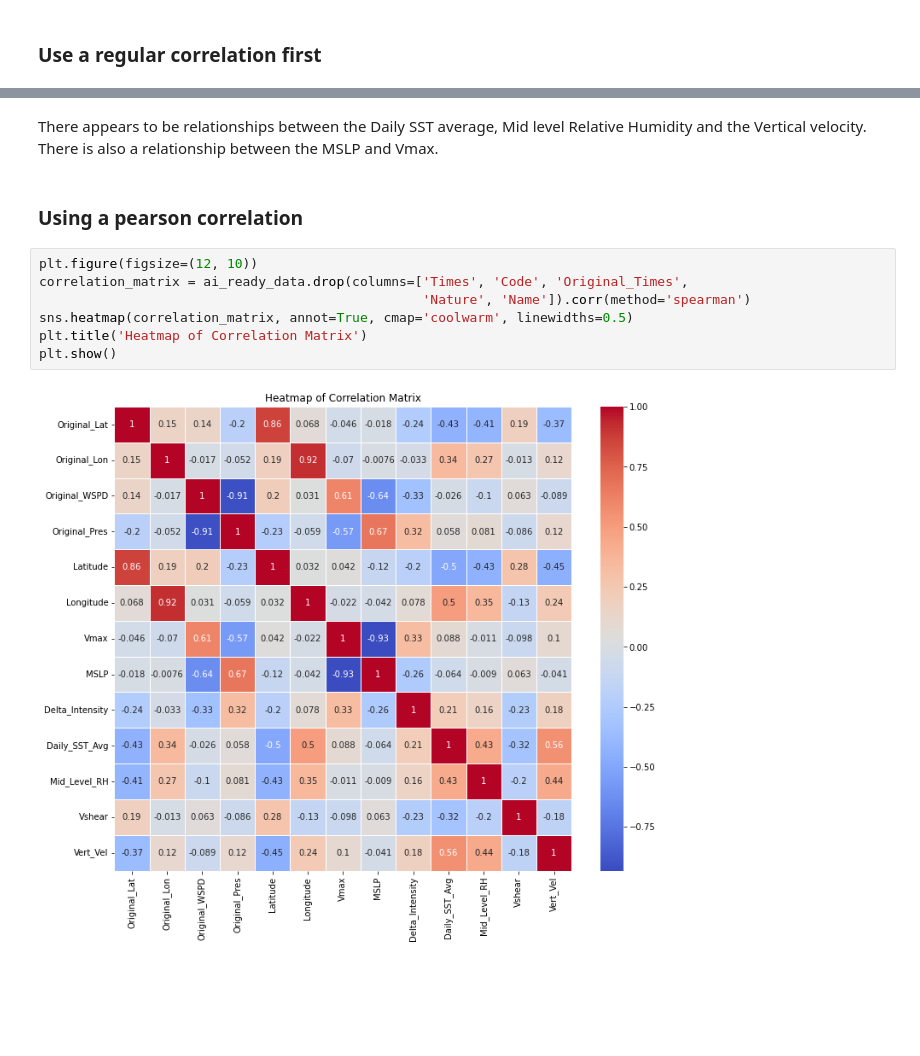
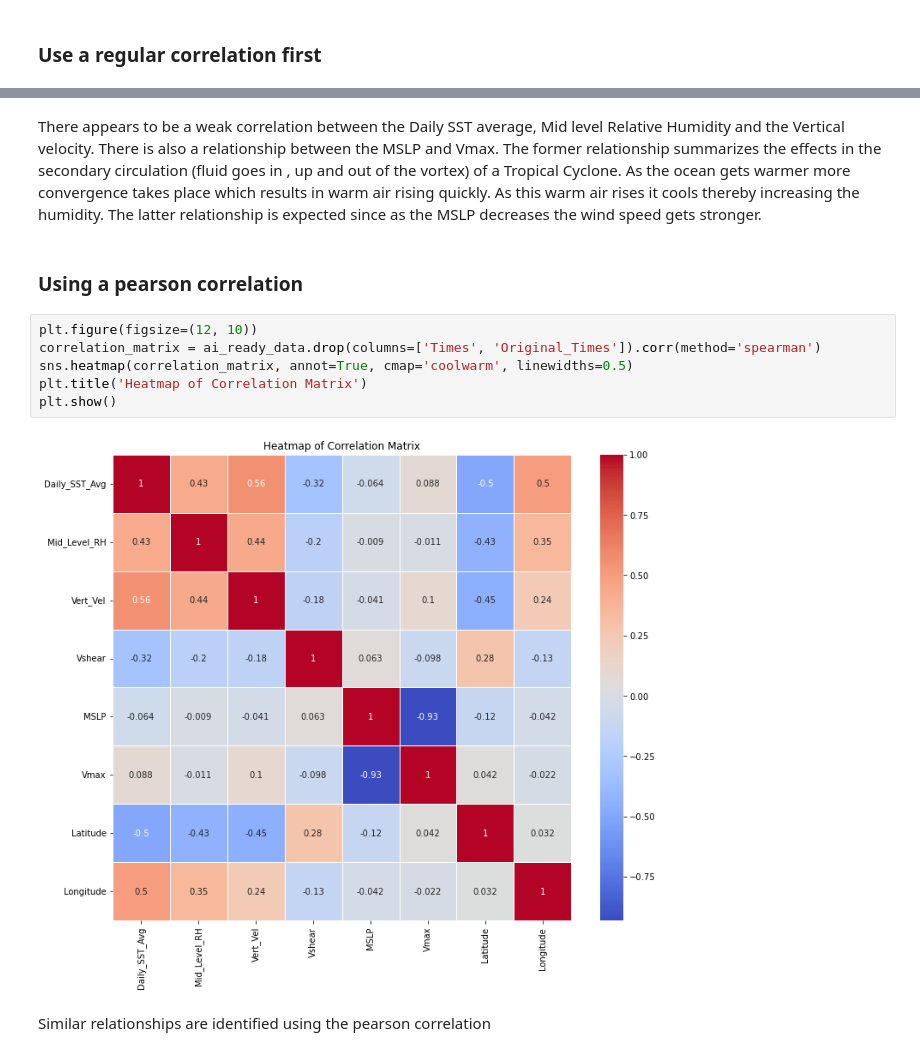
Before and after one commit to UW-MLGEO/MLGEO2024_TC_Tracks_Intensity, a Jupyter notebook: notebooks/EDA.ipynb, the cells around one changed output, grey strips where cells are left out. Drawn from its saved outputs; the diff is of its cells as text; blank space fills up the shorter version.

Commit message:
Update the README file and discussed results in the Dimensionality Reduction Script

```diff
--- a/notebooks/EDA.ipynb
+++ b/notebooks/EDA.ipynb
@@ -163,13 +181,14 @@ plt.show()
-# %% [markdown]
-There appears to be relationships  between the Daily SST average, Mid level Relative Humidity and the Vertical velocity. There is also a relationship between the MSLP and Vmax.
+# %% [markdown]
+There appears to be a weak correlation between the Daily SST average, Mid level Relative Humidity and the Vertical velocity. There is also a relationship between the MSLP and Vmax. The former relationship summarizes the effects in the secondary circulation (fluid goes in , up and out of the vortex) of a Tropical Cyclone. As the ocean gets warmer more convergence takes place which results in warm air rising quickly. As this warm air rises it cools thereby increasing the humidity. The latter relationship is expected since as the MSLP decreases the wind speed gets stronger.
 # %% [markdown]
 ### Using a pearson correlation
 # %%
 plt.figure(figsize=(12, 10))
-correlation_matrix = ai_ready_data.drop(columns=['Times', 'Code', 'Original_Times',
-                                                 'Nature', 'Name']).corr(method='spearman')
+correlation_matrix = ai_ready_data.drop(columns=['Times', 'Original_Times']).corr(method='spearman')
 sns.heatmap(correlation_matrix, annot=True, cmap='coolwarm', linewidths=0.5)
 plt.title('Heatmap of Correlation Matrix')
 plt.show()
 # %% [output]
-[figure, old version]
+[figure, new version]
+# %% [markdown]
+Similar relationships are identified using the pearson correlation
```
Also changed, not shown: parts of 4 cells of this notebook, 2 other files.
